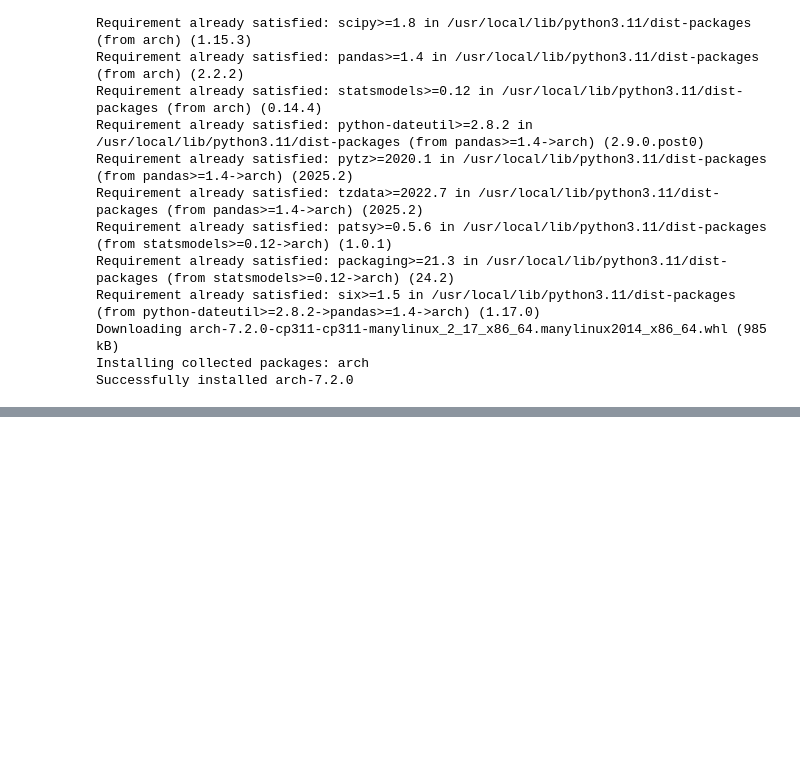
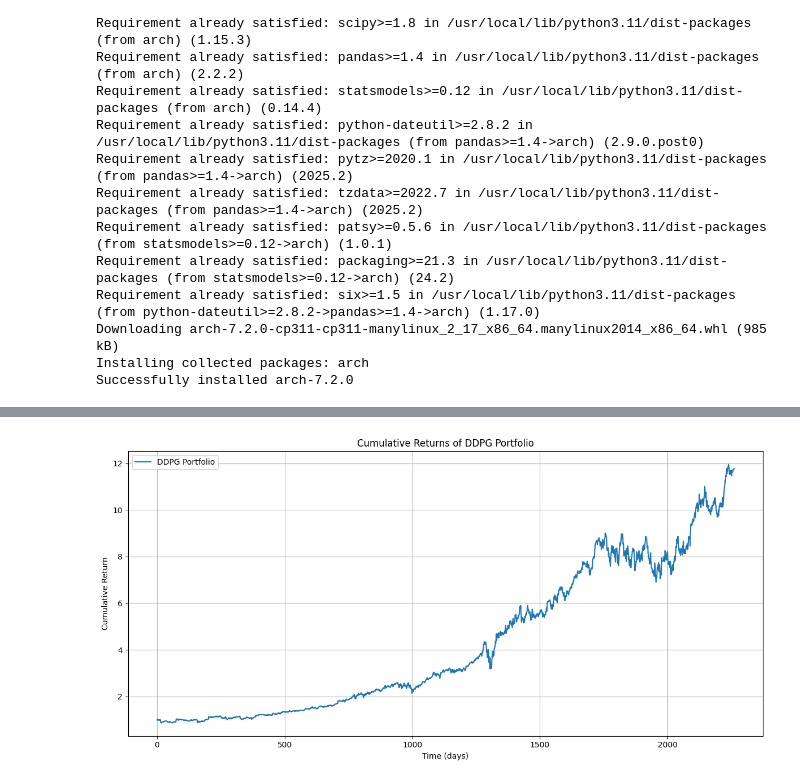
Before and after one commit to CapstoneGrp9199/code, a Jupyter notebook: Initial_code.ipynb, the cells around one changed output, grey strips where cells are left out. Cells and saved outputs as stored; diff of their text form; code cells hidden in the pictures; blank space fills up the shorter version.

```diff
--- a/Initial_code.ipynb
+++ b/Initial_code.ipynb
@@ -461,3 +484,5 @@ Successfully installed arch-7.2.0
+# %%
+n_assets = returns.shape[1]
 # %%
 class PortfolioEnv(gym.Env):
     def __init__(self, returns):
@@ -569,0 +653,31 @@ for ep in range(episodes):
+# %%
+def evaluate_agent(agent, env):
+    state = env.reset()
+    done = False
+    daily_returns = []
+
+    while not done:
+        action = agent.act(state)  # deterministic policy
+        state, reward, done, _ = env.step(action)
+        daily_returns.append(reward)
+
+    daily_returns = np.array(daily_returns)
+    cumulative_returns = np.cumprod(1 + daily_returns)
+
+    return daily_returns, cumulative_returns
+
+# Evaluate the trained agent
+daily_returns, cumulative_returns = evaluate_agent(agent, env)
+
+# Plot cumulative returns
+plt.figure(figsize=(12, 6))
+plt.plot(cumulative_returns, label='DDPG Portfolio')
+plt.title('Cumulative Returns of DDPG Portfolio')
+plt.xlabel('Time (days)')
+plt.ylabel('Cumulative Return')
+plt.grid(True)
+plt.legend()
+plt.tight_layout()
+plt.show()
+# %% [output]
+[figure, added]
```
Also changed, not shown: parts of 17 cells of this notebook.
